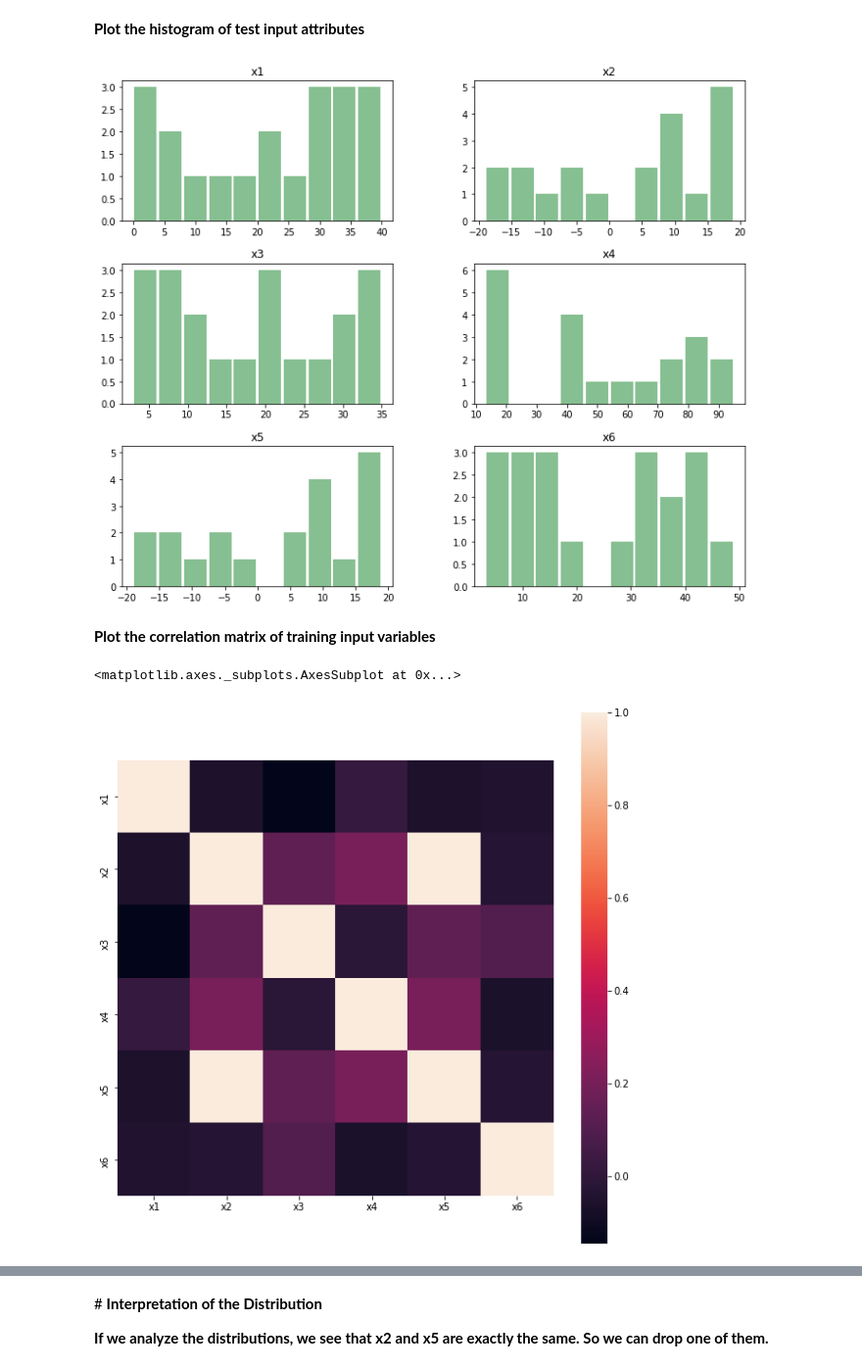
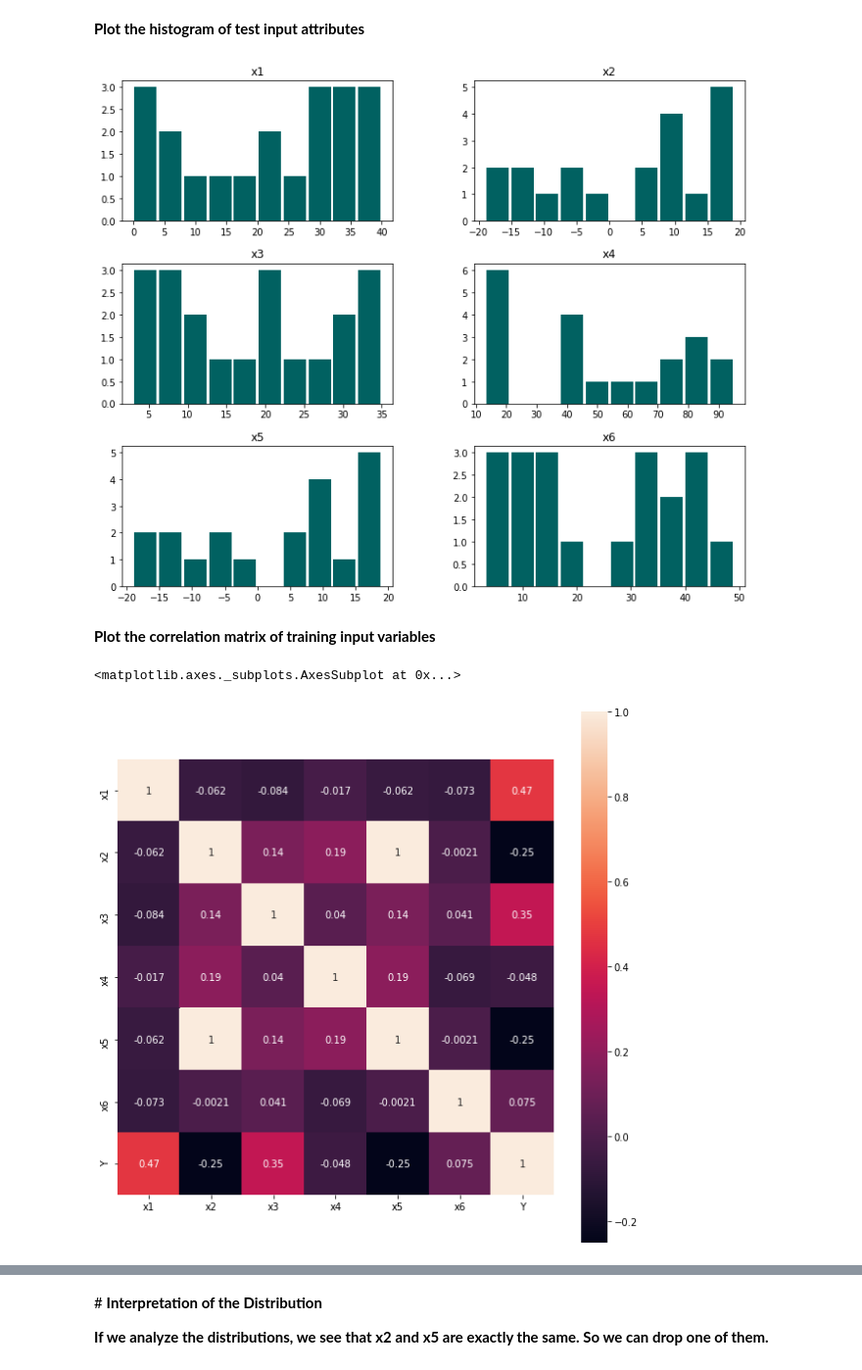
Before and after one commit to halilyaman/atlas-machine-learning, a Jupyter notebook: CE475_project.ipynb, the cells around one changed output, grey strips where cells are left out. Shown at 98% size. Cells and saved outputs as stored; diff of their text form; code cells hidden in the pictures.

```diff
--- a/CE475_project.ipynb
+++ b/CE475_project.ipynb
@@ -58,0 +55,3 @@ data.describe()
+# %%
+data = data.drop(["SampleNo"], axis=1)
+data.describe()
@@ -85,17 +92,16 @@ X_train_hist = training_inputs_df.hist(
 X_test_hist = test_inputs_df.hist(
     figsize=(12, 10),
     grid=False,
-    color='#86bf91',
-    zorder=2,
+    color='#016161',
     rwidth=0.9)
 # %% [output]
-[figure, old version]
+[figure, new version]
 # %% [markdown]
 **Plot the correlation matrix of training input variables**
 # %%
-C_mat = training_inputs_df.corr()
+C_mat = data.corr()
 fig = plt.figure(figsize=(10, 10))
-sb.heatmap(C_mat, vmax=1.0, square=True)
+sb.heatmap(C_mat, vmax=1.0, square=True, annot=True)
 # %% [output]
 <matplotlib.axes._subplots.AxesSubplot at 0x...>
-[figure, old version]
+[figure, new version]
```
Also changed, not shown: parts of 47 cells of this notebook.
